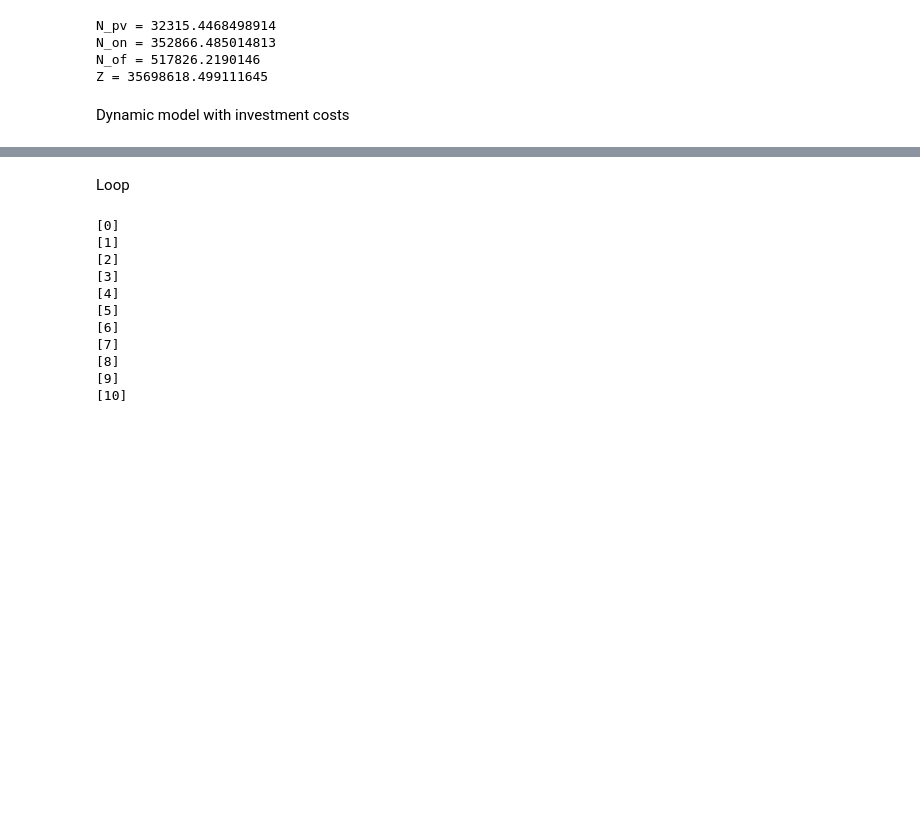
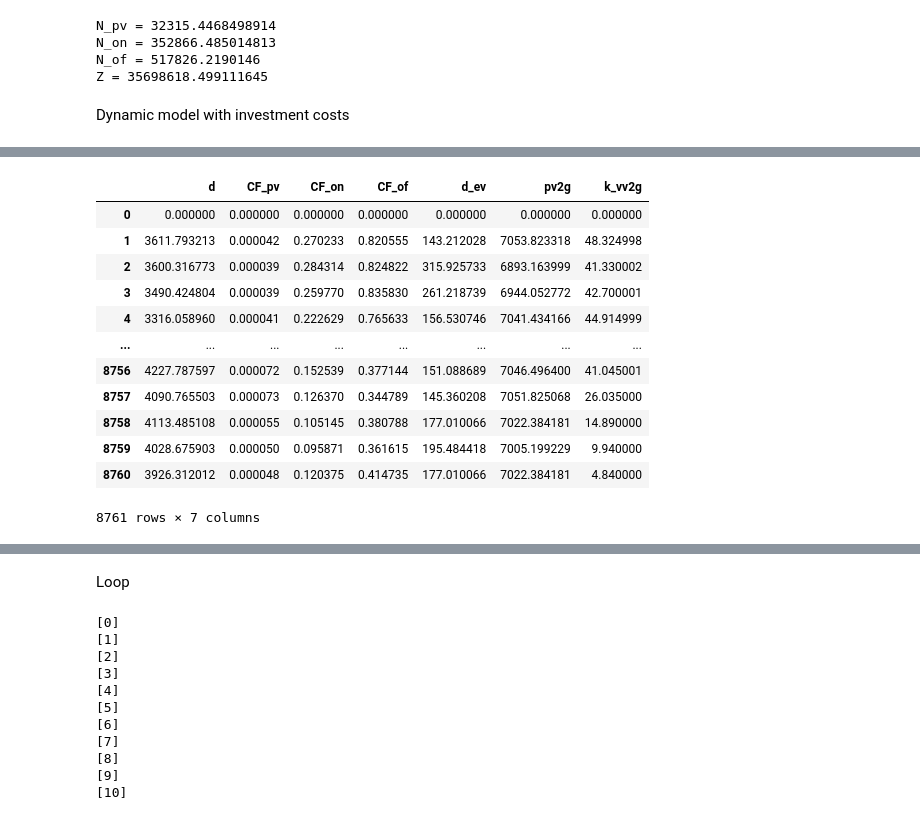
Before and after one commit to Emiknd/test, a Jupyter notebook: Seminar.ipynb, the cells around one changed output, grey strips where cells are left out. Drawn from its saved outputs; the diff is of its cells as text; code cells hidden in the pictures; blank space fills up the shorter version.

Commit message:
energy cons

```diff
--- a/Seminar.ipynb
+++ b/Seminar.ipynb
@@ -285,0 +352,17 @@ C = [0.0, 0.0, 0.0, 0.0, 0.0, 0.0, 0.0, 0.0, 0.0, 0.0, 0.0, 0.0, 0.0, 0.0, 0.0,
+# %%
+data = pd.read_csv(r'D:\Polit\Seminar (Energy Econ)\dCFdatavd_p.csv')
+data
+# %% [output]
+|  | d | CF_pv | CF_on | CF_of | d_ev | pv2g | k_vv2g |
+| 0 | 0.000000 | 0.000000 | 0.000000 | 0.000000 | 0.000000 | 0.000000 | 0.000000 |
+| 1 | 3611.793213 | 0.000042 | 0.270233 | 0.820555 | 143.212028 | 7053.823318 | 48.324998 |
+| 2 | 3600.316773 | 0.000039 | 0.284314 | 0.824822 | 315.925733 | 6893.163999 | 41.330002 |
+| 3 | 3490.424804 | 0.000039 | 0.259770 | 0.835830 | 261.218739 | 6944.052772 | 42.700001 |
+| 4 | 3316.058960 | 0.000041 | 0.222629 | 0.765633 | 156.530746 | 7041.434166 | 44.914999 |
+| ... | ... | ... | ... | ... | ... | ... | ... |
+| 8756 | 4227.787597 | 0.000072 | 0.152539 | 0.377144 | 151.088689 | 7046.496400 | 41.045001 |
+| 8757 | 4090.765503 | 0.000073 | 0.126370 | 0.344789 | 145.360208 | 7051.825068 | 26.035000 |
+| 8758 | 4113.485108 | 0.000055 | 0.105145 | 0.380788 | 177.010066 | 7022.384181 | 14.890000 |
+| 8759 | 4028.675903 | 0.000050 | 0.095871 | 0.361615 | 195.484418 | 7005.199229 | 9.940000 |
+| 8760 | 3926.312012 | 0.000048 | 0.120375 | 0.414735 | 177.010066 | 7022.384181 | 4.840000 |
+8761 rows × 7 columns
```
Also changed, not shown: parts of 6 cells of this notebook.
